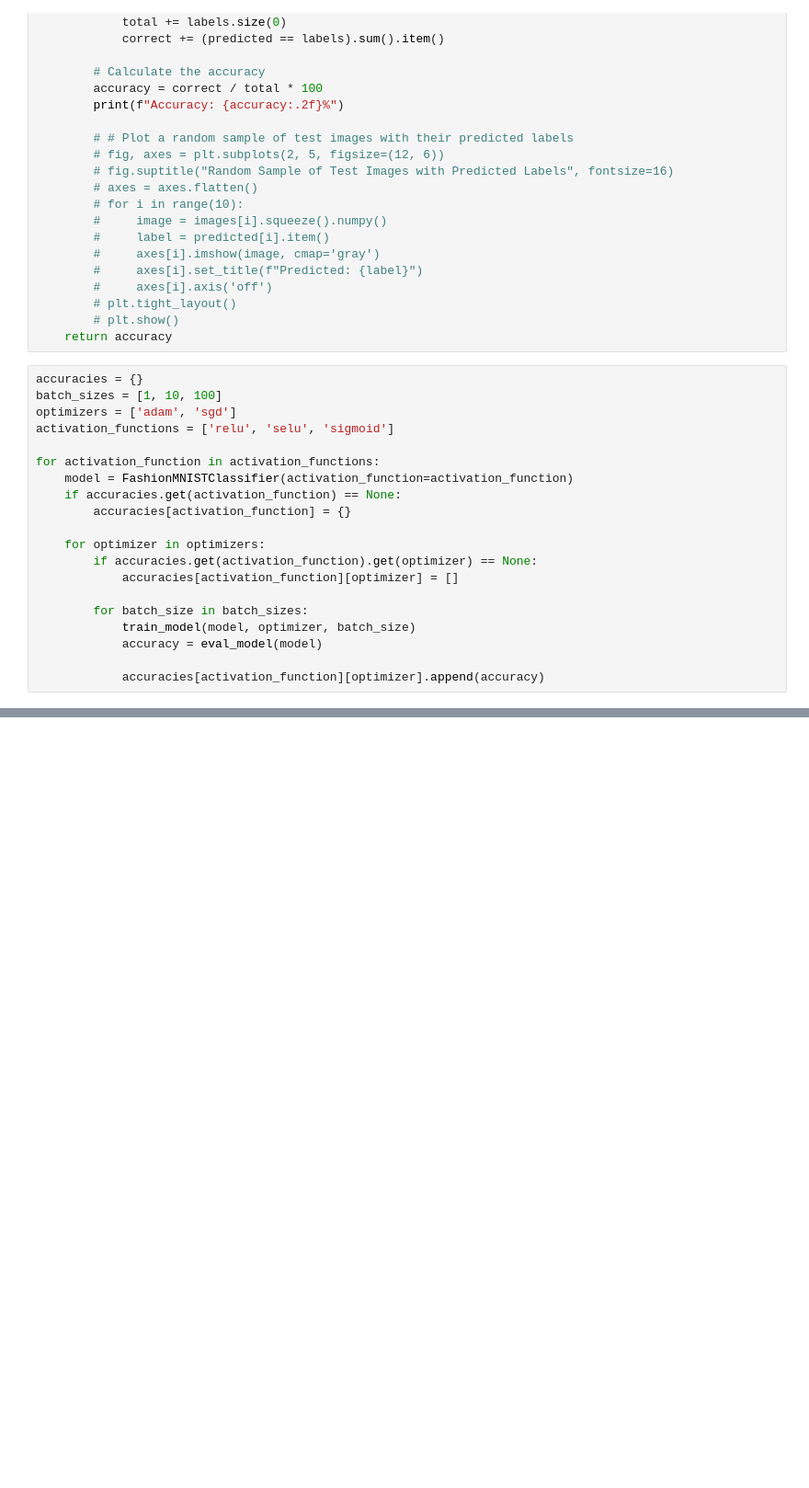
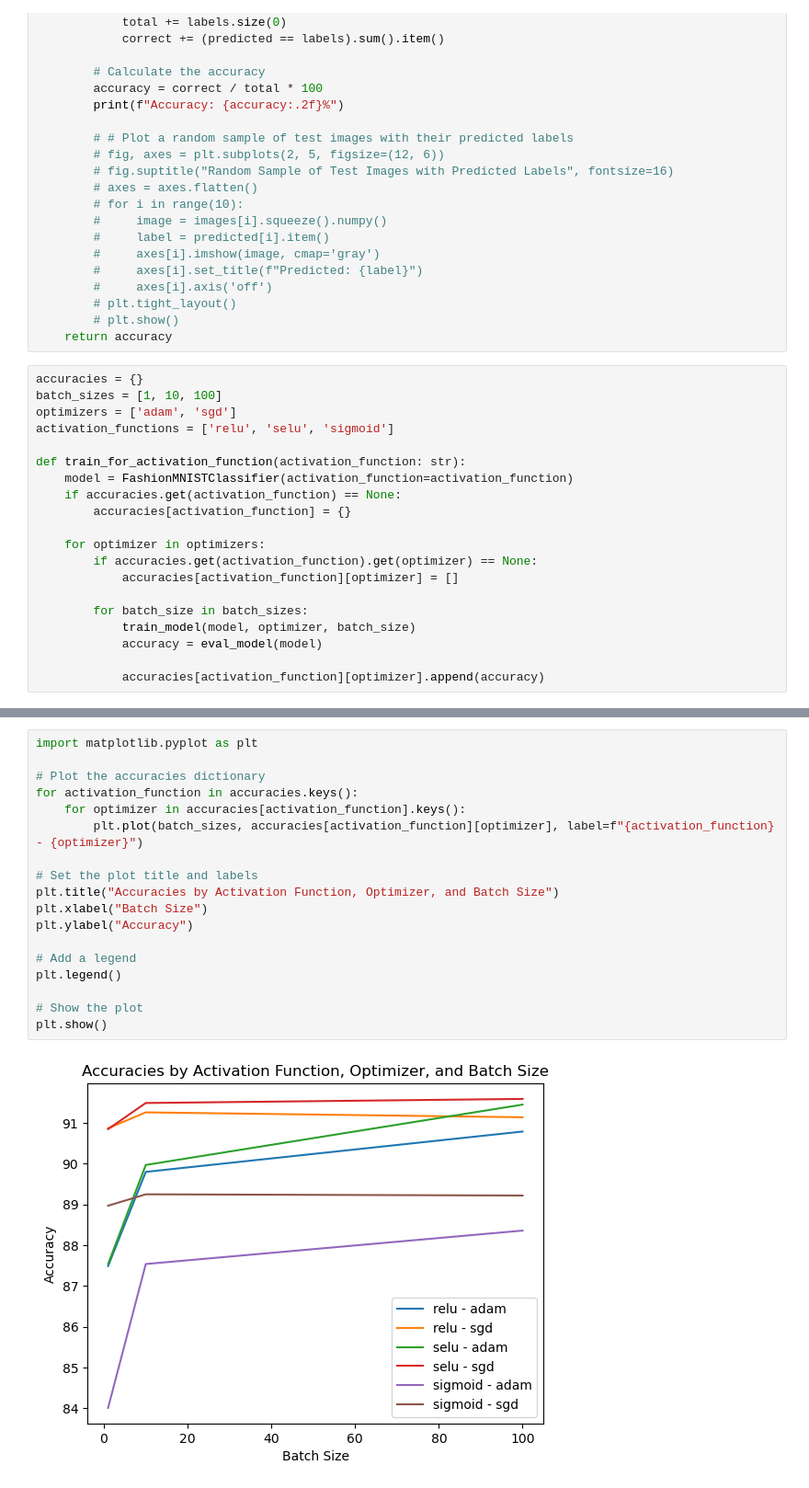
Before and after one commit to Avolord/DeepLearning, a Jupyter notebook: Exercise1/exercise1.ipynb, the cells around one changed output, grey strips where cells are left out. Shown: that part at 92% size. Drawn from its saved outputs; the diff is of its cells as text; blank space fills up the shorter version.

Commit message:
calculated the accuracies

```diff
--- a/Exercise1/exercise1.ipynb
+++ b/Exercise1/exercise1.ipynb
@@ -138,7 +138,7 @@ batch_sizes = [1, 10, 100]
 optimizers = ['adam', 'sgd']
 activation_functions = ['relu', 'selu', 'sigmoid']
 
-for activation_function in activation_functions:
+def train_for_activation_function(activation_function: str):
     model = FashionMNISTClassifier(activation_function=activation_function)
     if accuracies.get(activation_function) == None:
         accuracies[activation_function] = {}
@@ -168,0 +215,20 @@ plt.show()
+# %%
+import matplotlib.pyplot as plt
+
+# Plot the accuracies dictionary
+for activation_function in accuracies.keys():
+    for optimizer in accuracies[activation_function].keys():
+        plt.plot(batch_sizes, accuracies[activation_function][optimizer], label=f"{activation_function} - {optimizer}")
+
+# Set the plot title and labels
+plt.title("Accuracies by Activation Function, Optimizer, and Batch Size")
+plt.xlabel("Batch Size")
+plt.ylabel("Accuracy")
+
+# Add a legend
+plt.legend()
+
+# Show the plot
+plt.show()
+# %% [output]
+[figure, added]
```
Also changed, not shown: parts of 6 cells of this notebook, 1 other file.
